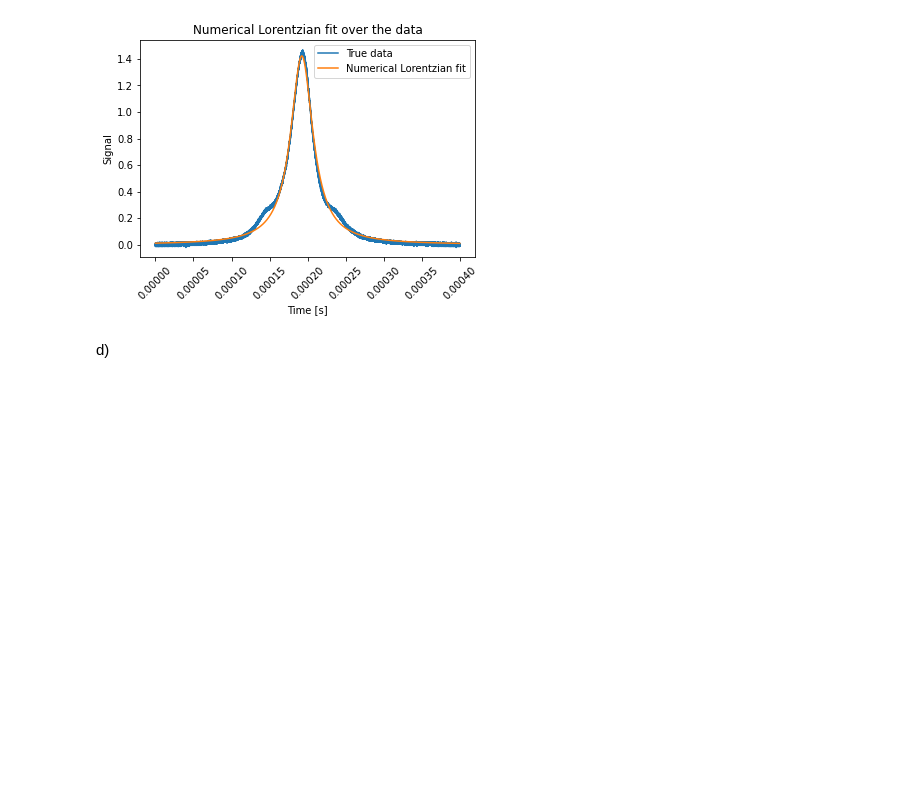
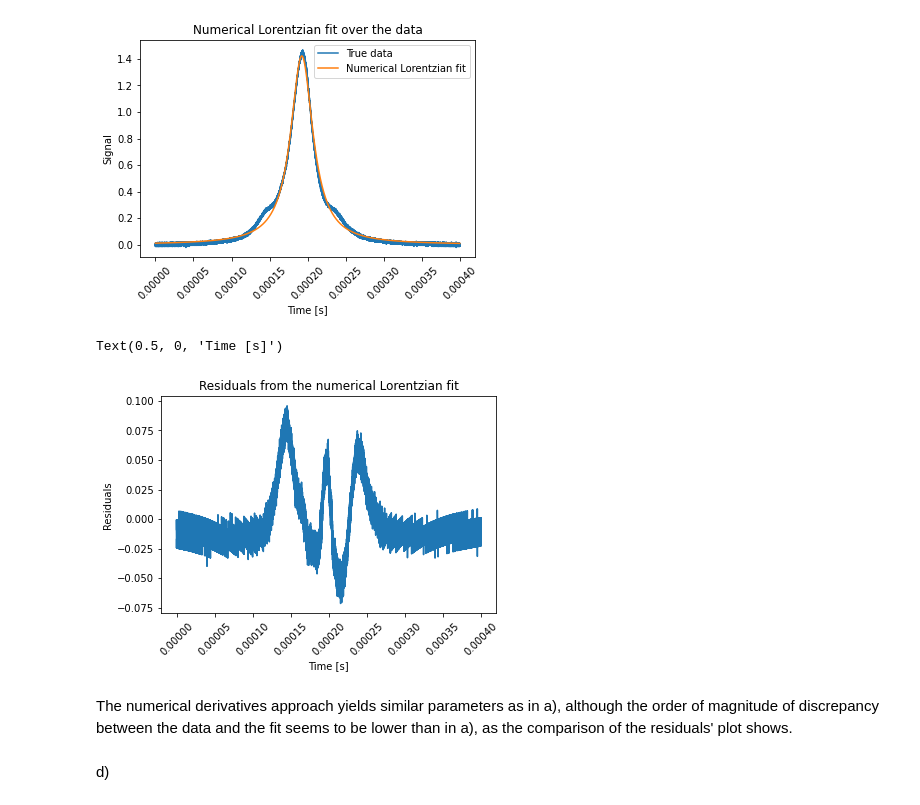
Before and after one commit to PatrickHorlaville/PHYS512, a Jupyter notebook: PS4/PS4_notebook.ipynb, the cells around one changed output. Drawn from its saved outputs; the diff is of its cells as text; code cells hidden in the pictures; blank space fills up the shorter version.

```diff
--- a/PS4/PS4_notebook.ipynb
+++ b/PS4/PS4_notebook.ipynb
@@ -171,6 +194,17 @@ print('Parameters found: a =', p_new1b[0], ', t_0 =', p_new1b[1], ', omega =', p
 # %% [output]
 Parameters found: a = 1.4228106821838835 , t_0 = 0.0001923586492623034 , omega = -1.792369075490326e-05
 [figure]
+# %%
+plt.plot(t, d - y1b)
+plt.xticks(rotation = 45)
+plt.title('Residuals from the numerical Lorentzian fit')
+plt.ylabel('Residuals')
+plt.xlabel('Time [s]')
+# %% [output]
+Text(0.5, 0, 'Time [s]')
+[figure, added]
+# %% [markdown]
+The numerical derivatives approach yields similar parameters as in a), although the order of magnitude of discrepancy between the data and the fit seems to be lower than in a), as the comparison of the residuals' plot shows.
 # %% [markdown]
 d)
 # %% [markdown]
```
Also changed, not shown: parts of 20 cells of this notebook.
